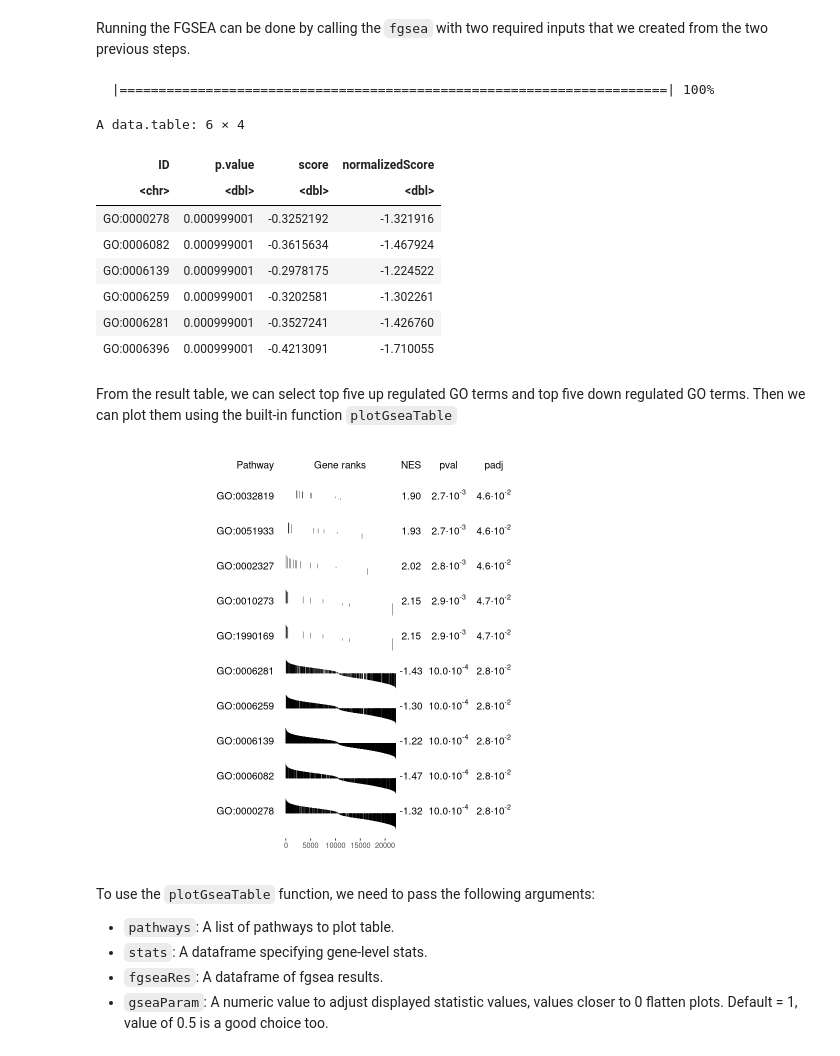
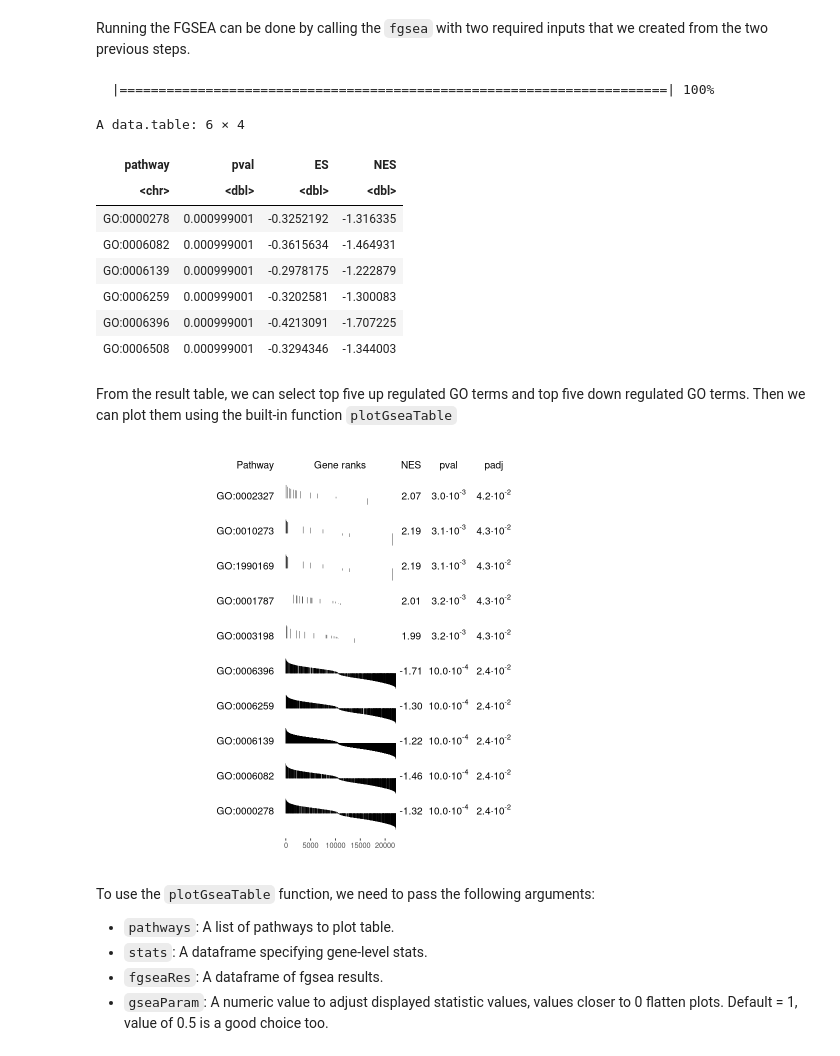
Before and after one commit to NIGMS/Consensus-Pathway-Analysis-in-the-Cloud, a Jupyter notebook: Submodule04-PathwayAnalysis.ipynb, the cells around one changed output. Saved outputs shown, nothing was run; the diff lists cells and outputs as text; code cells hidden in the pictures.

```diff
--- a/Submodule04-PathwayAnalysis.ipynb
+++ b/Submodule04-PathwayAnalysis.ipynb
@@ -642,10 +642,6 @@ suppressPackageStartupMessages({
     library("fgsea")
 })
 
-# Get the number of maximum cores for parallel processing
-library(parallel)
-ncores <- detectCores()
-
 # Set number of permutation for FGSEA
 nperms <- 1000
 # %% [markdown]
@@ -677,12 +673,8 @@ runFgsea <- function(DE_data, genesets, statCol = "statistic", nperms = 200, nco
     suppressWarnings(fgsea_res <- fgsea::fgsea(pathways = genesets, stats = statistic, nperm = nperms, nproc = ncores))
 
     fgsea_res <- fgsea_res[!is.na(fgsea_res[["pval"]]), ]
-    fgsea_res$ID <- fgsea_res$pathway
-    fgsea_res$p.value <- fgsea_res$pval
-    fgsea_res$score <- fgsea_res$ES
-    fgsea_res$normalizedScore <- fgsea_res$NES
 
-    list(fgsea_res = fgsea_res, stats = statistic)
+    fgsea_res[, c("pathway", "pval", "padj", "ES", "NES")]
 }
 # %%
 #Run the following command to take the quiz
@@ -721,37 +713,39 @@ Running the FGSEA can be done by calling the `fgsea` with two required inputs th
 # %%
 # Running fgsea analysis
 geneset <- GO_term_hallmark
-fgsea_output <- runFgsea(DE_data = DE.df, genesets = geneset, nperms = nperms, ncores = ncores)
-# Get result and stats from output of runFgsea function
-fgsea_result <- fgsea_output$fgsea_res
-stats <- fgsea_output$stats
-
-head(fgsea_result[order(fgsea_result$p.value), c("ID", "p.value", "score", "normalizedScore")])
+fgsea_result <- runFgsea(DE_data = DE.df, genesets = geneset, nperms = nperms)
+# Show some first rows of the result table
+head(fgsea_result[order(fgsea_result$pval), c("pathway", "pval", "ES", "NES")])
 # %% [output]
   |======================================================================| 100%
 A data.table: 6 × 4
-| ID | p.value | score | normalizedScore |
+| pathway | pval | ES | NES |
 | <chr> | <dbl> | <dbl> | <dbl> |
-| GO:0000278 | 0.000999001 | -0.3252192 | -1.321916 |
-| GO:0006082 | 0.000999001 | -0.3615634 | -1.467924 |
-| GO:0006139 | 0.000999001 | -0.2978175 | -1.224522 |
-| GO:0006259 | 0.000999001 | -0.3202581 | -1.302261 |
-| GO:0006281 | 0.000999001 | -0.3527241 | -1.426760 |
-| GO:0006396 | 0.000999001 | -0.4213091 | -1.710055 |
+| GO:0000278 | 0.000999001 | -0.3252192 | -1.316335 |
+| GO:0006082 | 0.000999001 | -0.3615634 | -1.464931 |
+| GO:0006139 | 0.000999001 | -0.2978175 | -1.222879 |
+| GO:0006259 | 0.000999001 | -0.3202581 | -1.300083 |
+| GO:0006396 | 0.000999001 | -0.4213091 | -1.707225 |
+| GO:0006508 | 0.000999001 | -0.3294346 | -1.344003 |
 # %% [markdown]
 From the result table, we can select top five up regulated GO terms and top five down regulated GO terms. Then we can plot them using the built-in function `plotGseaTable`
 # %%
+# Get the stats vector for the plotGseaTable
+stats <- DE.df$statistic
+stats <- as.vector(stats)
+names(stats) <- rownames(DE.df)
+
 # select the top five up-regulated pathways
 topPathwaysUp <- fgsea_result[ES > 0][head(order(pval), n = 5), pathway]
 # select the top five down-regulated pathways
 topPathwaysDown <- fgsea_result[ES < 0][head(order(pval), n = 5), pathway]
 # concatenate them for visualization
 topPathways <- c(topPathwaysUp, rev(topPathwaysDown))
 #Viewing the 5 most significantly up-regulated and down-regulated pathways each with the FGSEA internal plot function
 plotGseaTable(pathways = GO_term_hallmark[topPathways], stats = stats,
               fgseaRes = fgsea_result, gseaParam = 0.5)
 # %% [output]
-[figure, old version]
+[figure, new version]
 # %% [markdown]
 To use the `plotGseaTable` function, we need to pass the following arguments:
 
```
Also changed, not shown: parts of 24 cells of this notebook, 4 other files.
